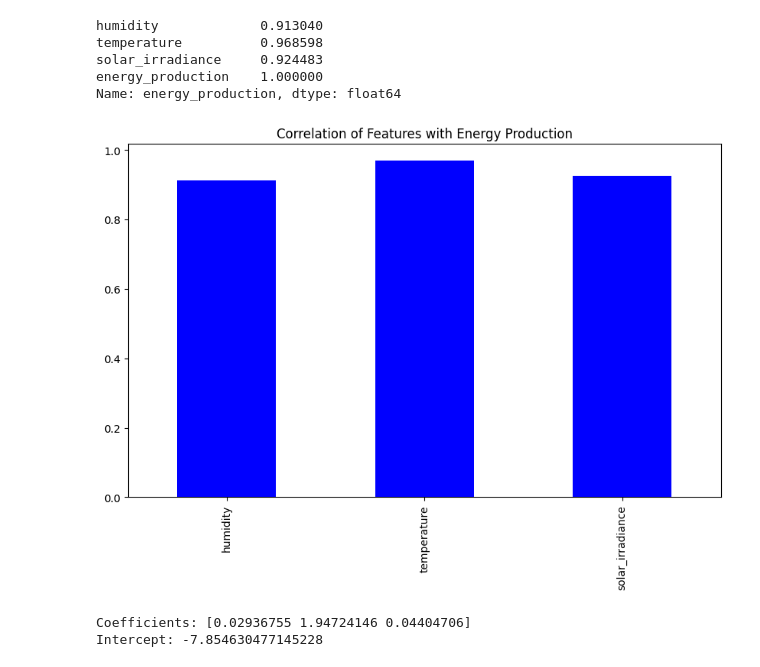
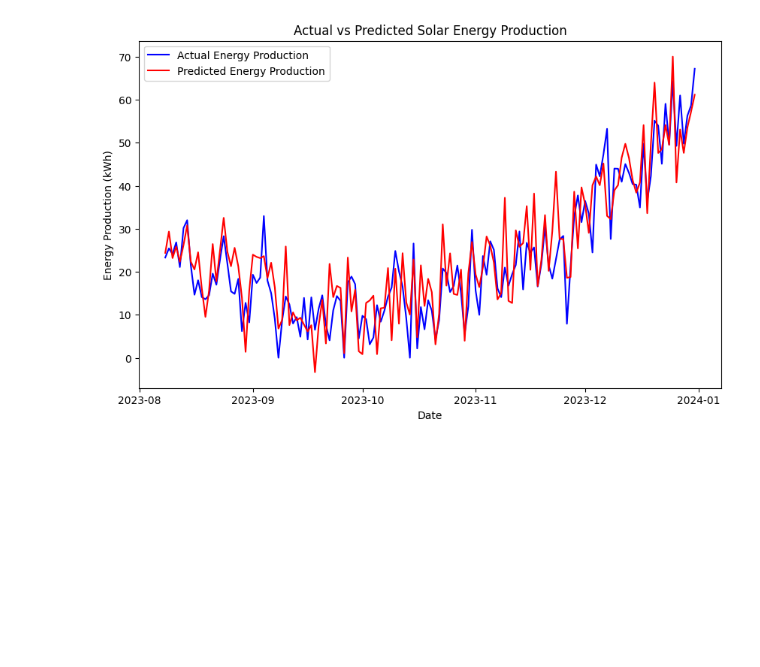
Before and after one commit to Jamesupback/solar, a Jupyter notebook: minor/linear.ipynb, the cells around one changed output. Cells and saved outputs as stored; diff of their text form; code cells hidden in the pictures; blank space fills up the shorter version.

```diff
--- a/minor/linear.ipynb
+++ b/minor/linear.ipynb
@@ -64,31 +66,23 @@ X_train = train_data[['humidity', 'temperature', 'solar_irradiance']]
 
 y_test = test_data['energy_production']
 X_test = test_data[['humidity', 'temperature', 'solar_irradiance']]
-# %%
-# Correlation of each feature with energy production
-print(data[['humidity', 'temperature', 'solar_irradiance', 'energy_production']].corr()['energy_production'])
-
-# Plot the correlation with energy production
-correlations = data[['humidity', 'temperature', 'solar_irradiance']].corrwith(data['energy_production'])
-correlations.plot(kind='bar', figsize=(10,6), color='blue')
-plt.title('Correlation of Features with Energy Production')
-plt.show()
-# %% [output]
-humidity             0.913040
-temperature          0.968598
-solar_irradiance     0.924483
-energy_production    1.000000
-Name: energy_production, dtype: float64
-[figure, removed]
-# %%
-# Initialize and train the Linear Regression model
-linear_model = LinearRegression()
-linear_model.fit(X_train, y_train)
-
-# Print the coefficients of the model
-print(f'Coefficients: {linear_model.coef_}')
-print(f'Intercept: {linear_model.intercept_}')
-# %% [output]
-Coefficients: [0.02936755 1.94724146 0.04404706]
-Intercept: -7.854630477145228
+# %%
+# Define and train the linear regression model
+linear_model = LinearRegression()
+linear_model.fit(X_train, y_train)
+
+# Predict on the test set
+predicted_values = linear_model.predict(X_test)
+
+# Plot actual vs predicted energy production with correct date formatting
+plt.figure(figsize=(10,6))
+plt.plot(test_data['date'], y_test, label='Actual Energy Production', color='blue')
+plt.plot(test_data['date'], predicted_values, label='Predicted Energy Production', color='red')
+plt.xlabel('Date')
+plt.ylabel('Energy Production (kWh)')
+plt.title('Actual vs Predicted Solar Energy Production')
+plt.legend()
+plt.show()
+# %% [output]
+[figure, added]
 # %%
```
Also changed, not shown: parts of 10 cells of this notebook, 9 other files.
